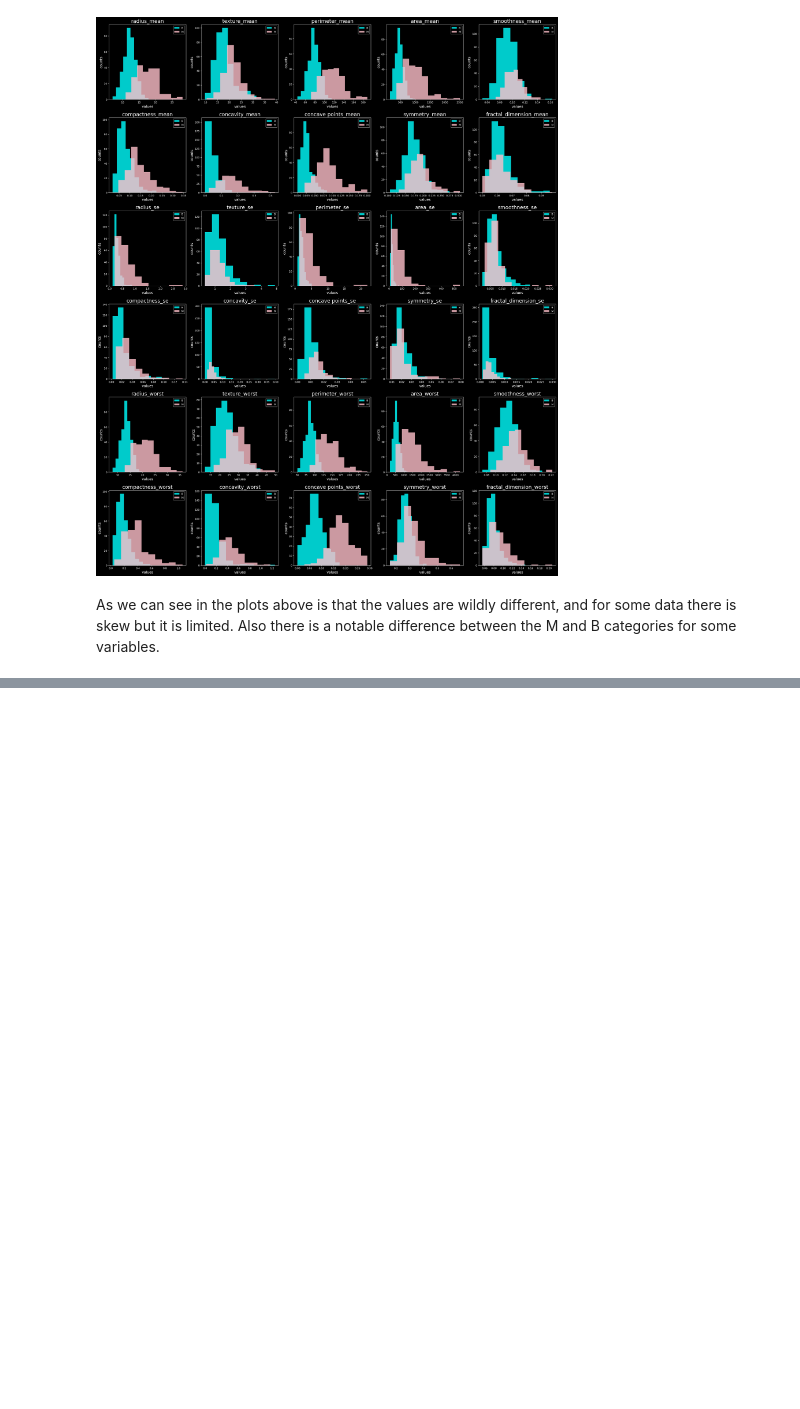
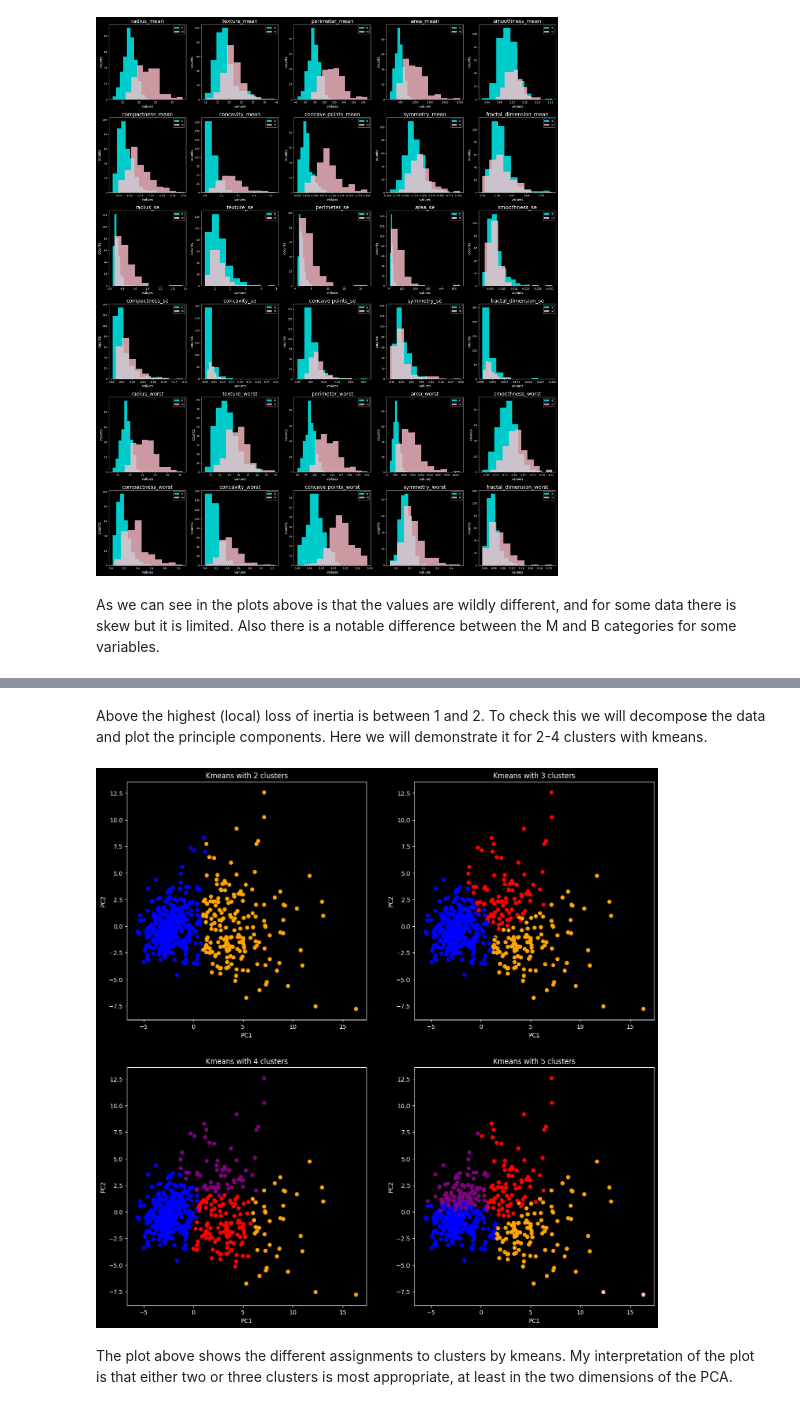
Before and after one commit to Tniemeijer/Data_science_3, a Jupyter notebook: unsupervised/portfolio_assignment_1.ipynb, the cells around one changed output, grey strips where cells are left out. Cells and saved outputs as stored; diff of their text form; code cells hidden in the pictures; blank space fills up the shorter version.

Commit message:
Added plot with assigned clusters

```diff
--- a/unsupervised/portfolio_assignment_1.ipynb
+++ b/unsupervised/portfolio_assignment_1.ipynb
@@ -136,0 +137,31 @@ plt.show()
+# %% [markdown]
+Above the highest (local) loss of inertia is between 1 and 2. To check this we will decompose the data and plot the principle components. Here we will demonstrate it for 2-4 clusters with kmeans.
+# %%
+from sklearn.decomposition import PCA
+
+pca = PCA(n_components=2)
+
+PC1 = pca.fit_transform(scaled_data)[:,0]
+PC2 = pca.fit_transform(scaled_data)[:,1]
+# %%
+kms = [km(n_clusters=n, n_init='auto') for n in np.arange(2,6)]
+
+km_vals = [k_m.fit_predict(scaled_data) for k_m in kms]
+
+fig, axes = plt.subplots(2,2,figsize=(16,16))
+
+colors = {0:'blue',1:'orange',2:'red',3:'purple',4:'pink'}
+
+c = 1
+for ax, kmval in zip(axes.flat, km_vals):
+    c += 1
+    for pc1, pc2, val in zip(PC1,PC2,kmval):
+        ax.scatter(x=pc1, y=pc2, c=colors[val])
+        ax.set_ylabel("PC2")
+        ax.set_xlabel("PC1")
+        ax.set_title(f"Kmeans with {c} clusters")
+# %% [output]
+[figure, added]
+# %% [markdown]
+The plot above shows the different assignments to clusters by kmeans.
+My interpretation of the plot is that either two or three clusters is most appropriate, at least in the two dimensions of the PCA.
```
Also changed, not shown: parts of 1 cell of this notebook.
